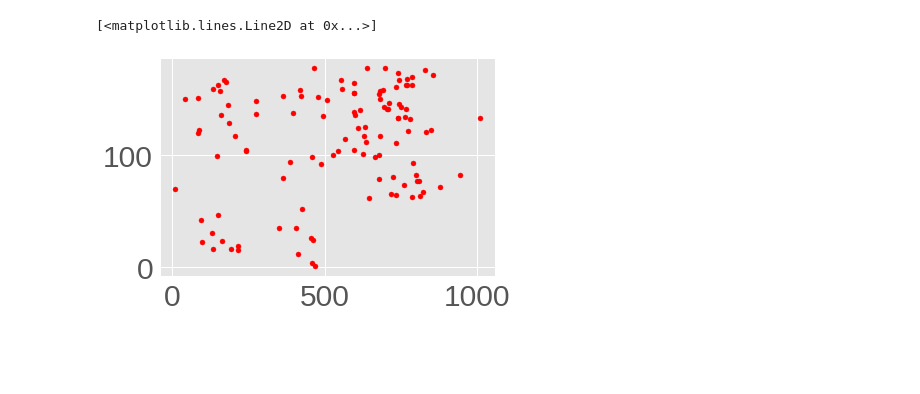
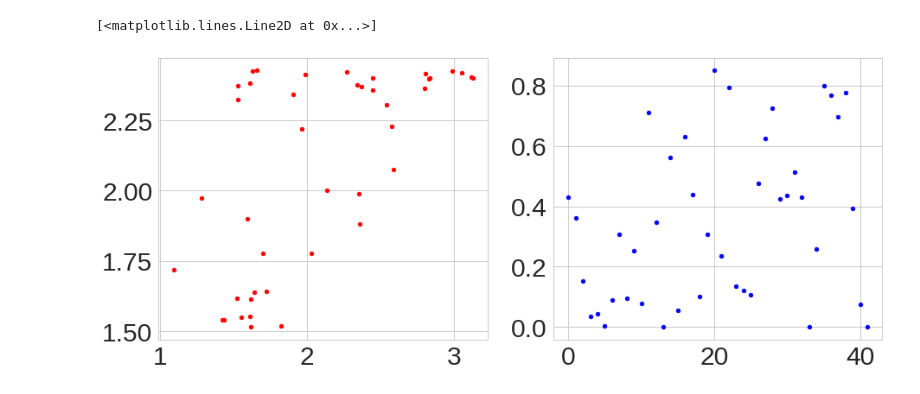
Before and after one commit to MuhammadVT/ECE5554_final_project, a Jupyter notebook: regression_model.ipynb, the cells around one changed output. Cells and saved outputs as stored; diff of their text form; code cells hidden in the pictures; blank space fills up the shorter version.

```diff
--- a/regression_model.ipynb
+++ b/regression_model.ipynb
@@ -90,6 +69,12 @@ ax2.plot(x_train,y_train, '.r')
-# %%
-fig3, ax3 = plt.subplots()
-ax3.plot(x_train, df.err_ang_mx2.as_matrix(), '.r')
-# %% [output]
-[<matplotlib.lines.Line2D at 0x...>]
-[figure, removed]
+# %%
+# Plot the predicted error magnitude vs "true" error magnitude
+fig, axes = plt.subplots(1,2, figsize=(15,6))
+y_pred = LR.predict(x_train_poly)
+axes[0].plot(y_train, y_pred, '.r')
+
+# Plot the absolute error
+abs_err = np.abs(y_train - y_pred)
+axes[1].plot(abs_err, '.b')
+# %% [output]
+[<matplotlib.lines.Line2D at 0x...>]
+[figure, added]
```
Also changed, not shown: parts of 19 cells of this notebook.
